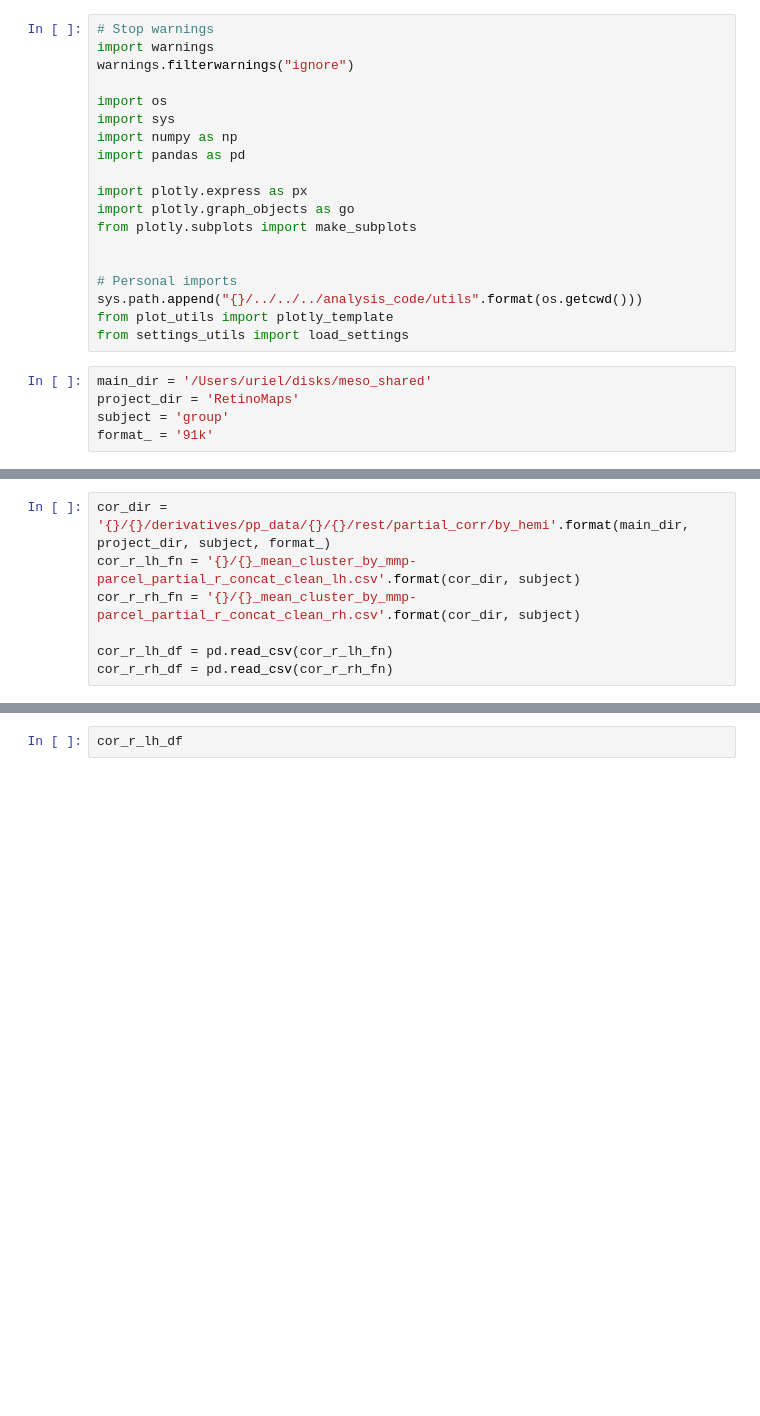
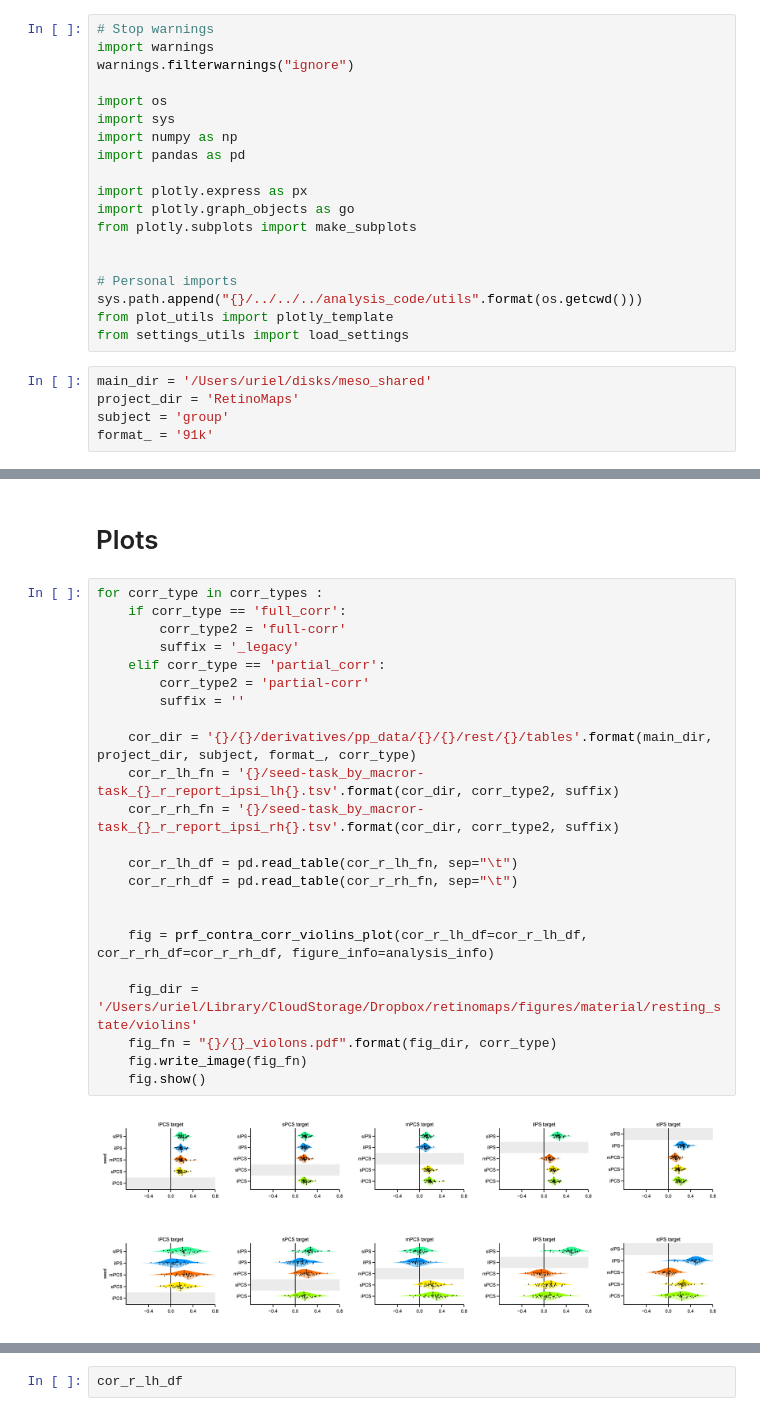
Before and after one commit to mszinte/pRF_analysis, a Jupyter notebook: RetinoMaps/dev/Paper/rest_figures.ipynb, the cells around one changed output, grey strips where cells are left out. Saved outputs shown, nothing was run; the diff lists cells and outputs as text; blank space fills up the shorter version.

```diff
--- a/RetinoMaps/dev/Paper/rest_figures.ipynb
+++ b/RetinoMaps/dev/Paper/rest_figures.ipynb
@@ -34,7 +199,28 @@ rois = ['iIPS', 'sIPS', 'iPCS', 'sPCS', 'mPCS']
+# %% [markdown]
+# Plots
 # %%
-cor_dir = '{}/{}/derivatives/pp_data/{}/{}/rest/partial_corr/by_hemi'.format(main_dir, project_dir, subject, format_)
-cor_r_lh_fn = '{}/{}_mean_cluster_by_mmp-parcel_partial_r_concat_clean_lh.csv'.format(cor_dir, subject)
-cor_r_rh_fn = '{}/{}_mean_cluster_by_mmp-parcel_partial_r_concat_clean_rh.csv'.format(cor_dir, subject)
+for corr_type in corr_types :
+    if corr_type == 'full_corr':
+        corr_type2 = 'full-corr'
+        suffix = '_legacy'
+    elif corr_type == 'partial_corr':
+        corr_type2 = 'partial-corr'
+        suffix = ''
 
-cor_r_lh_df = pd.read_csv(cor_r_lh_fn)
-cor_r_rh_df = pd.read_csv(cor_r_rh_fn)
+    cor_dir = '{}/{}/derivatives/pp_data/{}/{}/rest/{}/tables'.format(main_dir, project_dir, subject, format_, corr_type)
+    cor_r_lh_fn = '{}/seed-task_by_macror-task_{}_r_report_ipsi_lh{}.tsv'.format(cor_dir, corr_type2, suffix)
+    cor_r_rh_fn = '{}/seed-task_by_macror-task_{}_r_report_ipsi_rh{}.tsv'.format(cor_dir, corr_type2, suffix)
+
+    cor_r_lh_df = pd.read_table(cor_r_lh_fn, sep="\t")
+    cor_r_rh_df = pd.read_table(cor_r_rh_fn, sep="\t")
+
+
+    fig = prf_contra_corr_violins_plot(cor_r_lh_df=cor_r_lh_df, cor_r_rh_df=cor_r_rh_df, figure_info=analysis_info)
+
+    fig_dir = '/Users/uriel/Library/CloudStorage/Dropbox/retinomaps/figures/material/resting_state/violins'
+    fig_fn = "{}/{}_violons.pdf".format(fig_dir, corr_type)
+    fig.write_image(fig_fn)
+    fig.show()
+# %% [output]
+[figure, added]
+[figure, added]
```
Also changed, not shown: parts of 6 cells of this notebook, 2 other files.
